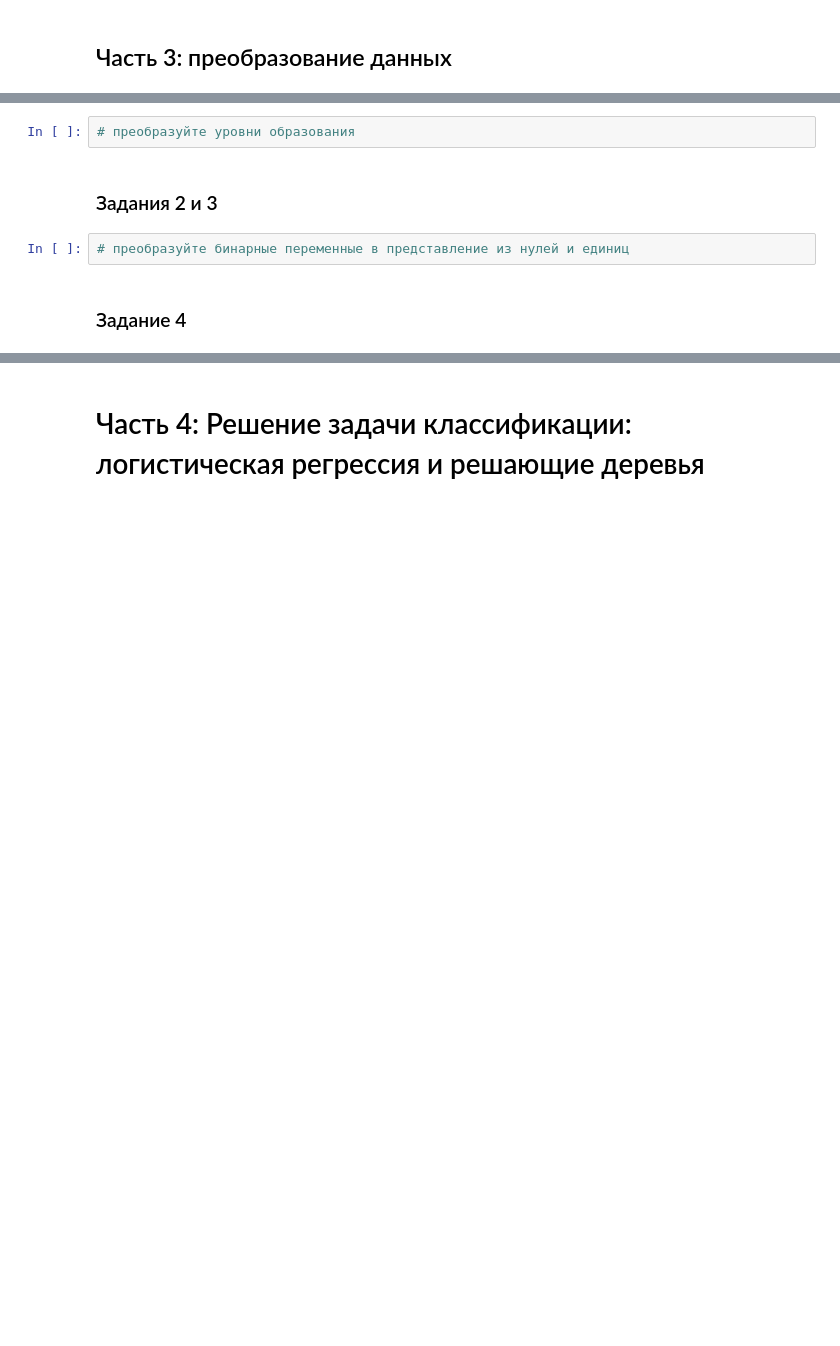
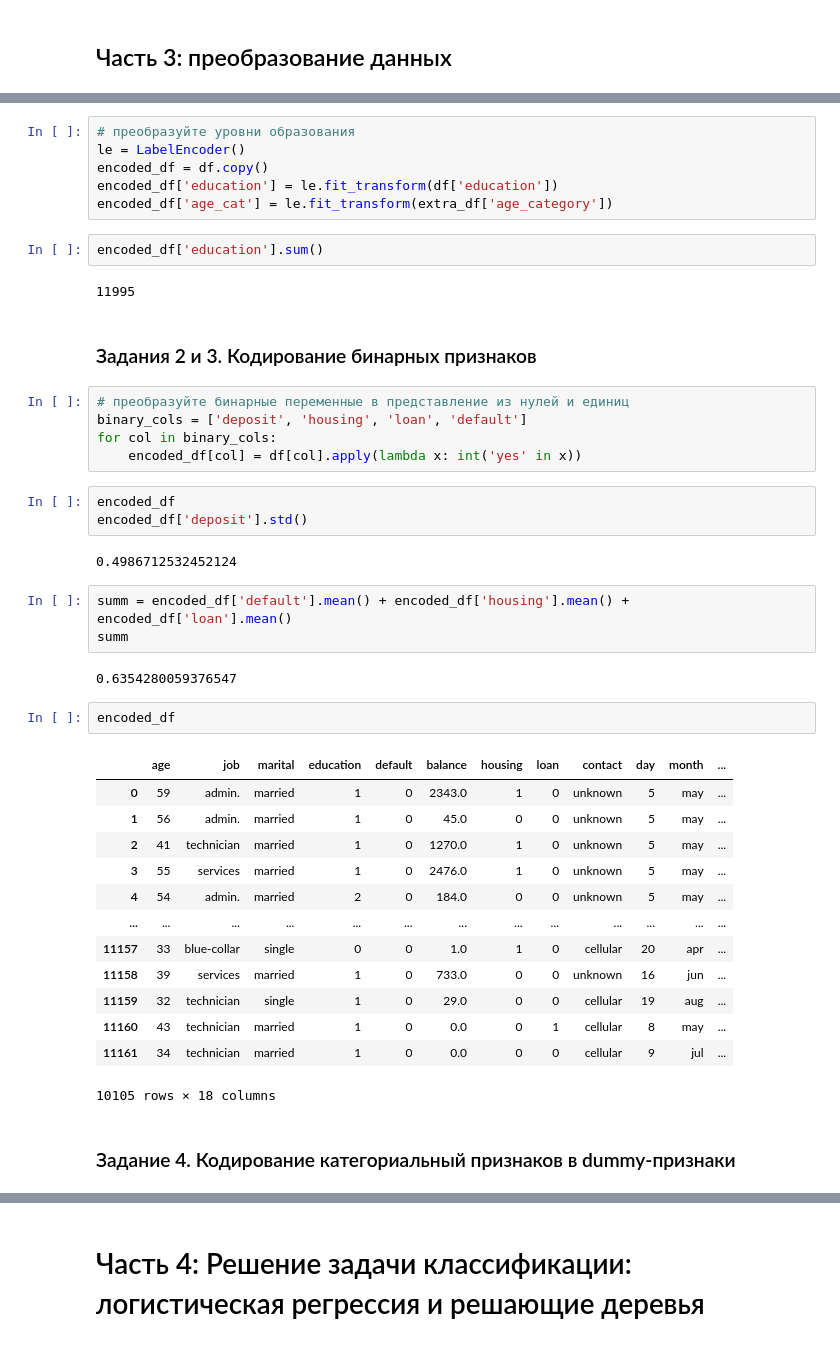
Before and after one commit to esta1d/Data_Science_learning, a Jupyter notebook: PROJECT/PROJECT-4/Project_4_ML.ipynb, the cells around one changed output, grey strips where cells are left out. Drawn from its saved outputs; the diff is of its cells as text; blank space fills up the shorter version.

```diff
--- a/PROJECT/PROJECT-4/Project_4_ML.ipynb
+++ b/PROJECT/PROJECT-4/Project_4_ML.ipynb
@@ -504,10 +504,47 @@ axes[1].set_xlabel('Образование', fontsize=15, color='lightpink');
 # %%
 # преобразуйте уровни образования
+le = LabelEncoder()
+encoded_df = df.copy()
+encoded_df['education'] = le.fit_transform(df['education'])
+encoded_df['age_cat'] = le.fit_transform(extra_df['age_category'])
+# %%
+encoded_df['education'].sum()
+# %% [output]
+11995
 # %% [markdown]
-### Задания 2 и 3
+### Задания 2 и 3. Кодирование бинарных признаков
 # %%
 # преобразуйте бинарные переменные в представление из нулей и единиц
+binary_cols = ['deposit', 'housing', 'loan', 'default']
+for col in binary_cols:
+    encoded_df[col] = df[col].apply(lambda x: int('yes' in x))
+# %%
+encoded_df
+encoded_df['deposit'].std()
+# %% [output]
+0.4986712532452124
+# %%
+summ = encoded_df['default'].mean() + encoded_df['housing'].mean() + encoded_df['loan'].mean()
+summ
+# %% [output]
+0.6354280059376547
+# %%
+encoded_df
+# %% [output]
+|  | age | job | marital | education | default | balance | housing | loan | contact | day | month | ... |
+| 0 | 59 | admin. | married | 1 | 0 | 2343.0 | 1 | 0 | unknown | 5 | may | ... |
+| 1 | 56 | admin. | married | 1 | 0 | 45.0 | 0 | 0 | unknown | 5 | may | ... |
+| 2 | 41 | technician | married | 1 | 0 | 1270.0 | 1 | 0 | unknown | 5 | may | ... |
+| 3 | 55 | services | married | 1 | 0 | 2476.0 | 1 | 0 | unknown | 5 | may | ... |
+| 4 | 54 | admin. | married | 2 | 0 | 184.0 | 0 | 0 | unknown | 5 | may | ... |
+| ... | ... | ... | ... | ... | ... | ... | ... | ... | ... | ... | ... | ... |
+| 11157 | 33 | blue-collar | single | 0 | 0 | 1.0 | 1 | 0 | cellular | 20 | apr | ... |
+| 11158 | 39 | services | married | 1 | 0 | 733.0 | 0 | 0 | unknown | 16 | jun | ... |
+| 11159 | 32 | technician | single | 1 | 0 | 29.0 | 0 | 0 | cellular | 19 | aug | ... |
+| 11160 | 43 | technician | married | 1 | 0 | 0.0 | 0 | 1 | cellular | 8 | may | ... |
+| 11161 | 34 | technician | married | 1 | 0 | 0.0 | 0 | 0 | cellular | 9 | jul | ... |
+10105 rows × 18 columns
 # %% [markdown]
-### Задание 4
+### Задание 4. Кодирование категориальный признаков в dummy-признаки
 # %%
 # создайте дамми-переменные
```
Also changed, not shown: parts of 33 cells of this notebook.
